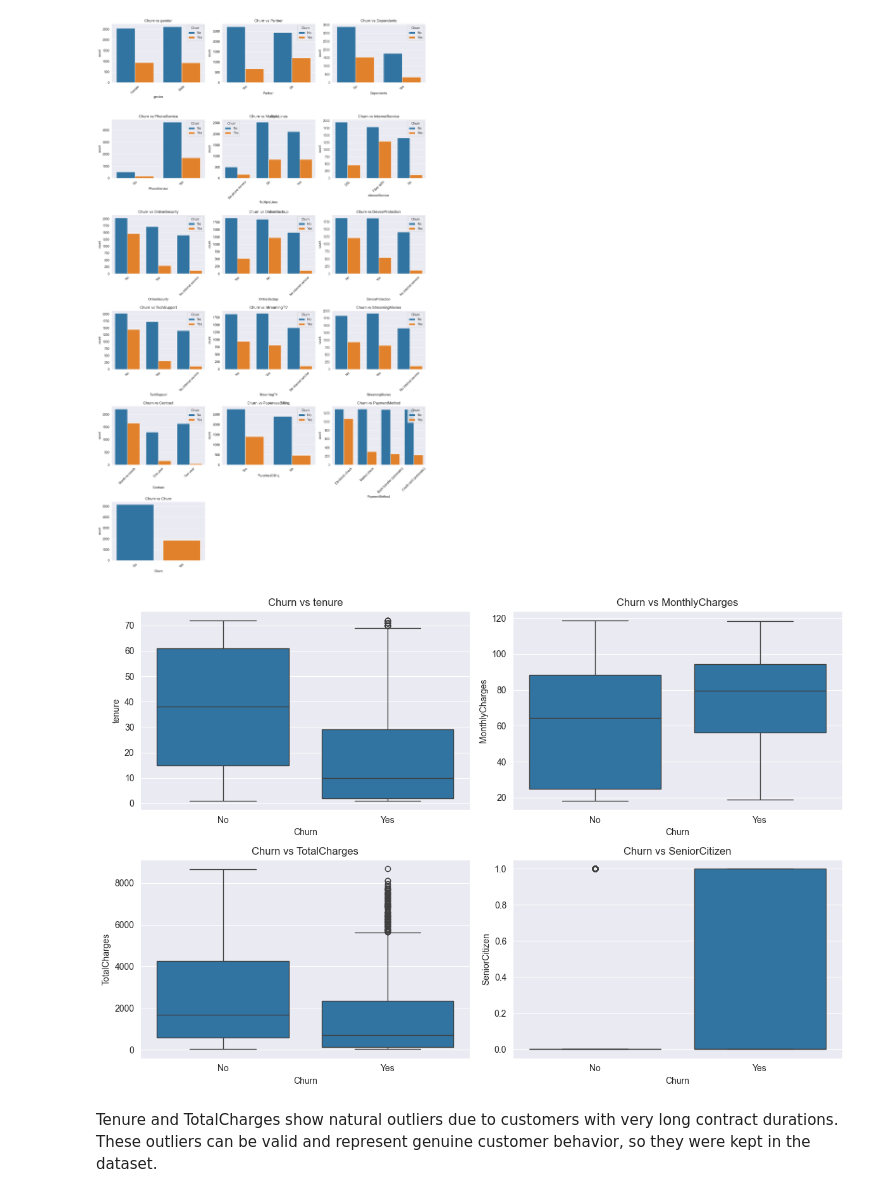
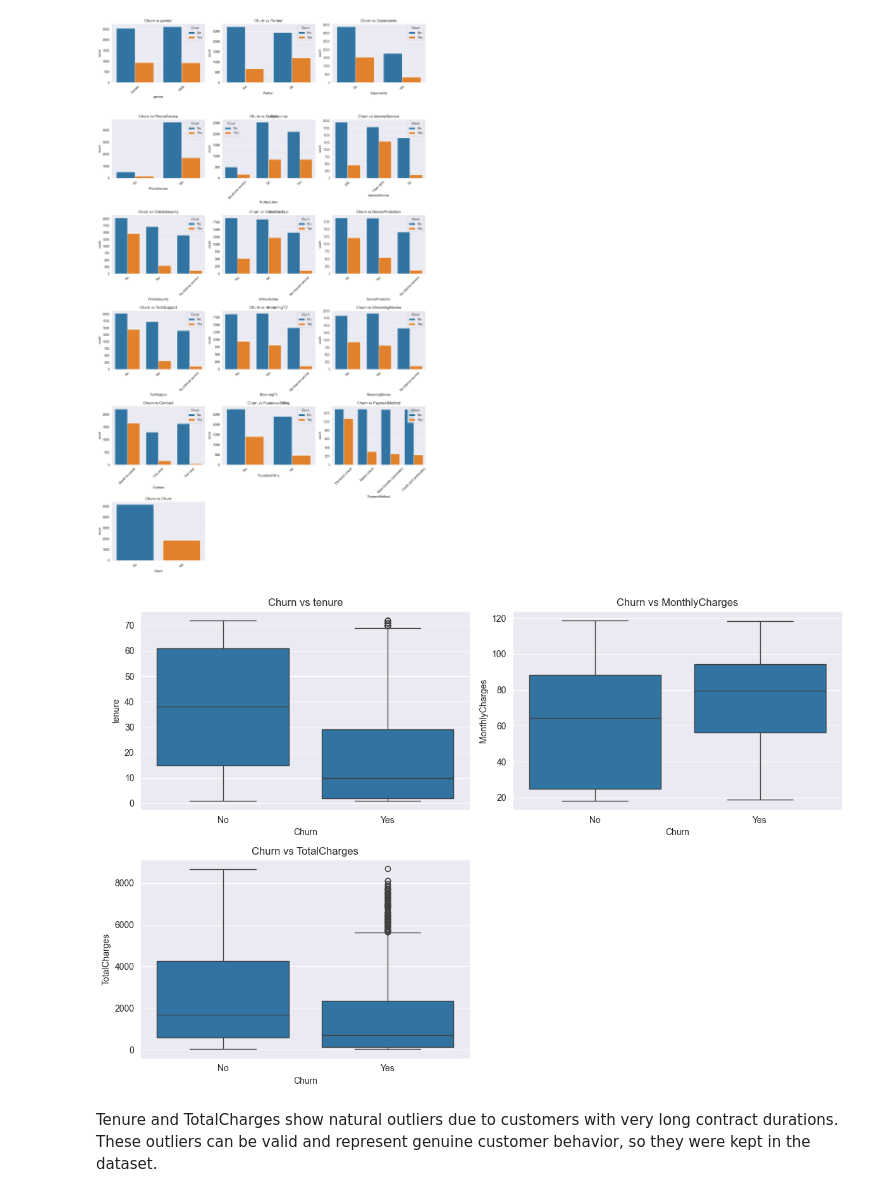
Before and after one commit to Swetha-stra/Customer-Churn-Prediction, a Jupyter notebook: notebooks/01_Exlploratory_Data_Analysis.ipynb, the cells around one changed output. Saved outputs shown, nothing was run; the diff lists cells and outputs as text; code cells hidden in the pictures.

```diff
--- a/notebooks/01_Exlploratory_Data_Analysis.ipynb
+++ b/notebooks/01_Exlploratory_Data_Analysis.ipynb
@@ -4,7 +4,7 @@ import matplotlib.pyplot as plt
 import seaborn as sns
 
 # Load dataset
-df = pd.read_csv(r"/data/raw/WA_Fn-UseC_-Telco-Customer-Churn.csv")
+df = pd.read_csv(r"C:\Users\USER\PycharmProjects\coursework_ML\data\raw\WA_Fn-UseC_-Telco-Customer-Churn.csv")
 # %%
 df.head()
 # %% [output]
@@ -104,16 +105,3 @@ plt.ylabel("Number of Customers")
 plt.show()
 # %% [output]
 [figure]
-# %%
-# Categorical Distribution
-
-cat_cols = df.select_dtypes(include='object').columns.tolist()
-cat_cols.remove('customerID')
-
-plt.figure(figsize=(15, 25))
-for i, col in enumerate(cat_cols, 1):
-    plt.subplot(6, 3, i)
-    sns.countplot(data=df, x=col)
-    plt.xticks(rotation=45)
-plt.tight_layout()
-plt.show()
@@ -159,15 +150,17 @@ plt.show()
 # %%
 # Churn vs Numerical Features
 
+num_cols = ['tenure', 'MonthlyCharges', 'TotalCharges']
 plt.figure(figsize=(12, 8))
 for i, col in enumerate(num_cols, 1):
     plt.subplot(2, 2, i)
     sns.boxplot(data=df, x='Churn', y=col)
     plt.title(f"Churn vs {col}")
 plt.tight_layout()
+plt.savefig("../results/churn_vs_numerical_features.png")
 plt.show()
 # %% [output]
-[figure, old version]
+[figure, new version]
 # %% [markdown]
 Tenure and TotalCharges show natural outliers due to customers with very long contract durations. These outliers can be valid and represent genuine customer behavior, so they were kept in the dataset.
 # %% [markdown]
```
Also changed, not shown: parts of 5 cells of this notebook.
